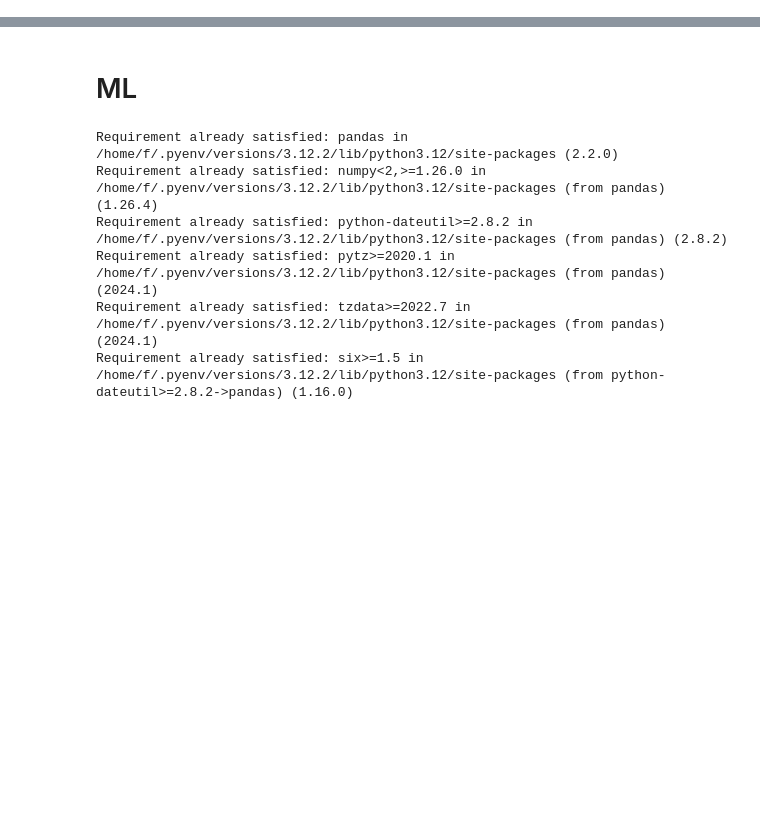
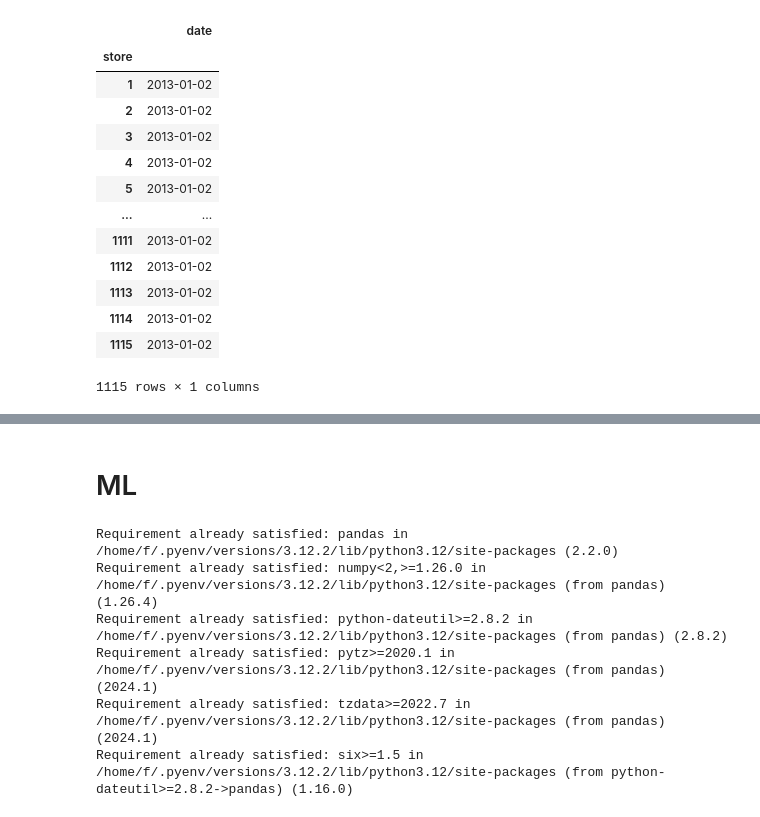
Before and after one commit to ffredericoDS/DS_producao, a Jupyter notebook: 7-ML.ipynb, the cells around one changed output, grey strips where cells are left out. Cells and saved outputs as stored; diff of their text form; code cells hidden in the pictures; blank space fills up the shorter version.

```diff
--- a/7-ML.ipynb
+++ b/7-ML.ipynb
@@ -103,0 +118,18 @@ cols_selected_boruta = cols_selected_borutaa.columns.tolist()
+# %%
+aux1 = df6.loc[:,['store','date']].groupby('store').min()
+aux1
+# %% [output]
+|  | date |
+| store |  |
+| 1 | 2013-01-02 |
+| 2 | 2013-01-02 |
+| 3 | 2013-01-02 |
+| 4 | 2013-01-02 |
+| 5 | 2013-01-02 |
+| ... | ... |
+| 1111 | 2013-01-02 |
+| 1112 | 2013-01-02 |
+| 1113 | 2013-01-02 |
+| 1114 | 2013-01-02 |
+| 1115 | 2013-01-02 |
+1115 rows × 1 columns
```
Also changed, not shown: parts of 38 cells of this notebook.
